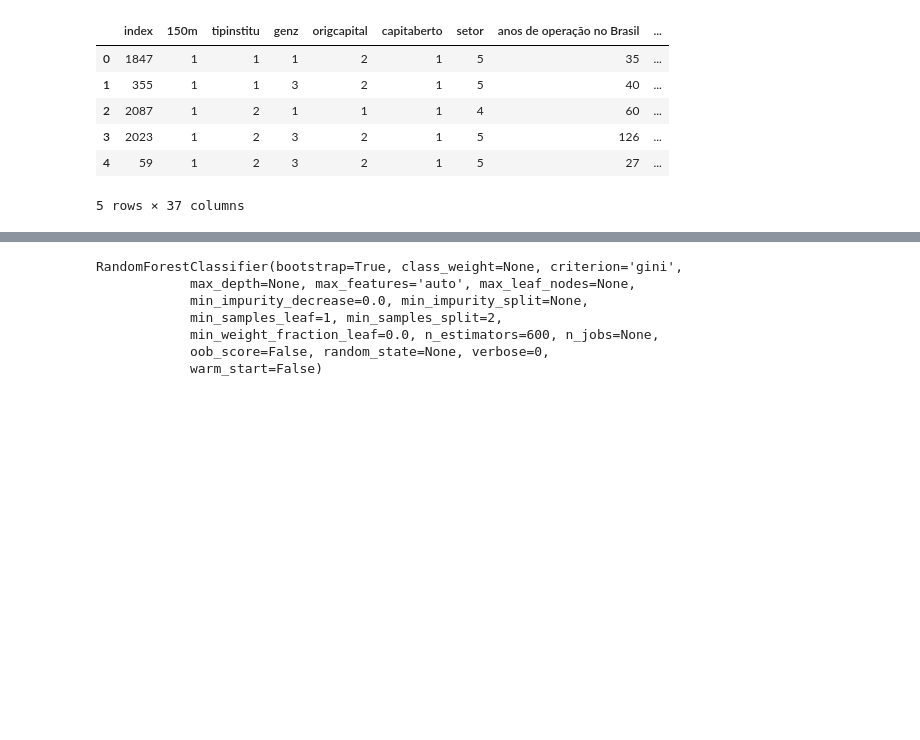
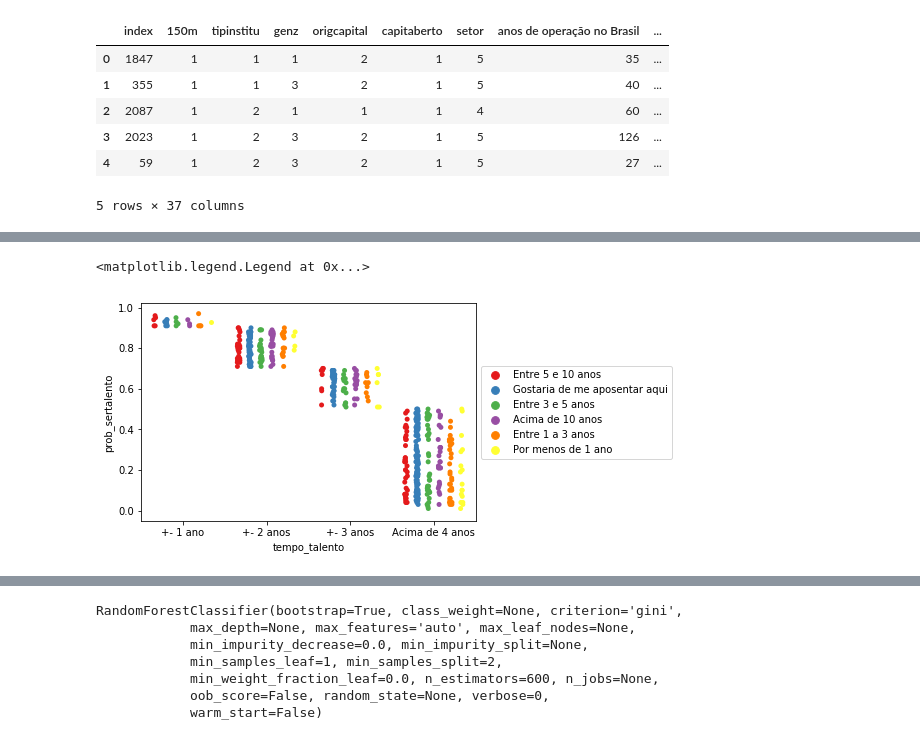
Before and after one commit to rdgcdasilva/gestao-talentos, a Jupyter notebook: Modelagem_RL e RF_ Python_dados Melhores.ipynb, the cells around one changed output, grey strips where cells are left out. Saved outputs shown, nothing was run; the diff lists cells and outputs as text; code cells hidden in the pictures; blank space fills up the shorter version.

```diff
--- a/Modelagem_RL e RF_ Python_dados Melhores.ipynb
+++ b/Modelagem_RL e RF_ Python_dados Melhores.ipynb
@@ -140,0 +126,24 @@ coef.to_excel('coef_teste.xls', sheet_name= 'sheet1')
+# %%
+def futnaemp (categfut):
+    if categfut == 1:
+        return'Por menos de 1 ano'
+    elif categfut == 2:
+        return 'Entre 1 a 3 anos'
+    elif categfut == 3:
+        return 'Entre 3 e 5 anos'
+    elif categfut == 4:
+        return 'Entre 5 e 10 anos'
+    elif categfut == 5:
+        return 'Acima de 10 anos'
+    elif categfut == 6:
+        return 'Gostaria de me aposentar aqui'
+# %%
+final['Futuro na empresa']= list(map(futnaemp,categfut))
+# %%
+final= final. sort_values(by='tempo_talento')
+# %%
+sns.stripplot(x="tempo_talento", y="prob_sertalento", data=final,jitter=True,hue='Futuro na empresa',palette='Set1',split=True)
+plt.legend(loc='center left', bbox_to_anchor=(1.0, 0.5))
+# %% [output]
+<matplotlib.legend.Legend at 0x...>
+[figure, added]
```
Also changed, not shown: parts of 29 cells of this notebook.
